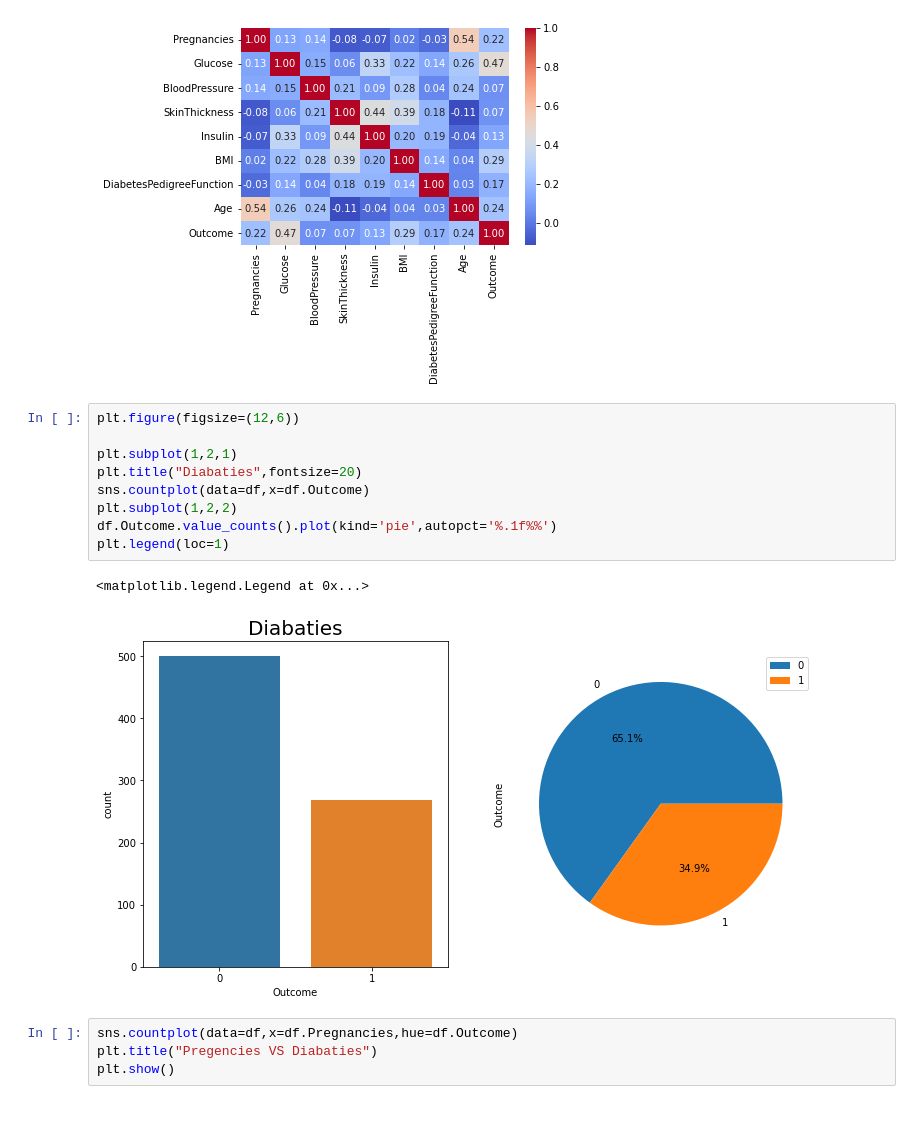
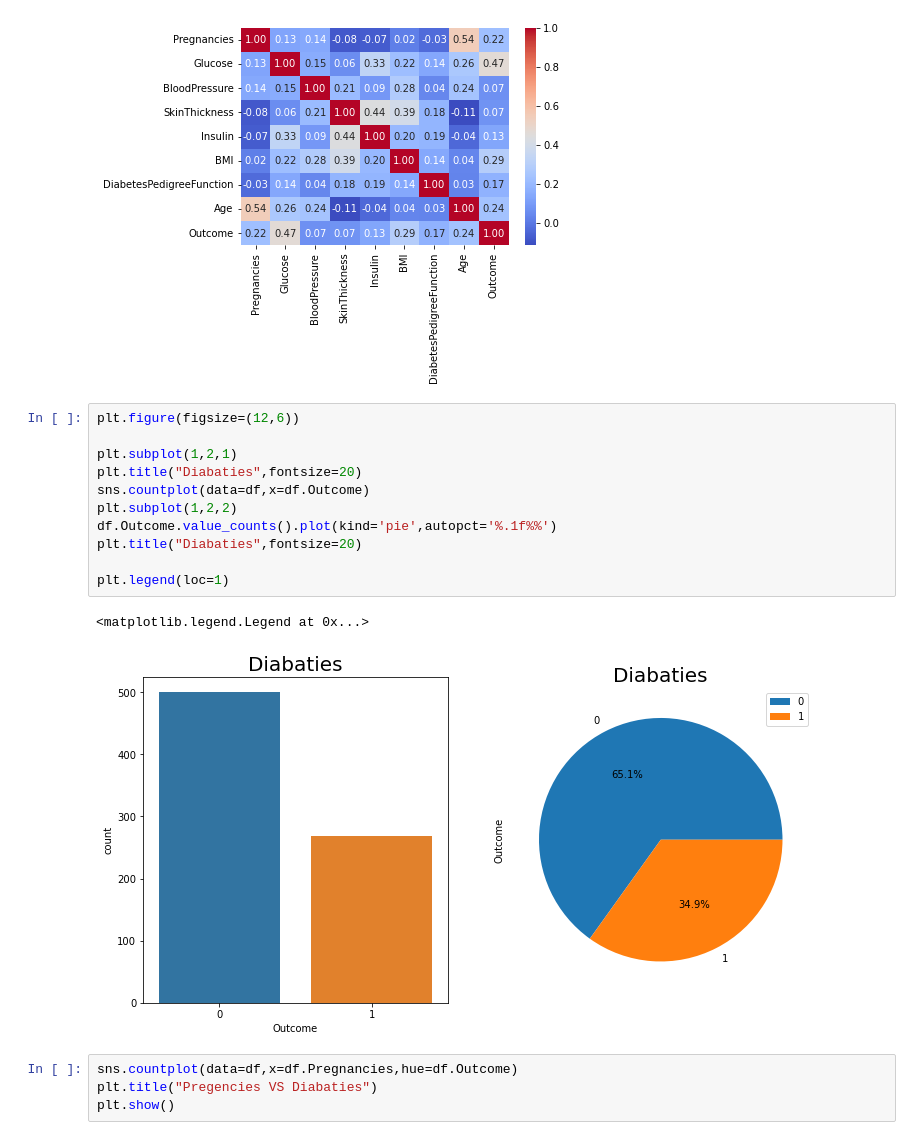
Before and after one commit to Sialsanwal/Data-Science, a Jupyter notebook: Diabaties EDA.ipynb, the cells around one changed output. Drawn from its saved outputs; the diff is of its cells as text.

```diff
--- a/Diabaties EDA.ipynb
+++ b/Diabaties EDA.ipynb
@@ -141,15 +170,17 @@ sns.heatmap(data=df.corr(),annot=True,fmt = ".2f", cmap = "coolwarm")
 # %%
 plt.figure(figsize=(12,6))
 
 plt.subplot(1,2,1)
 plt.title("Diabaties",fontsize=20)
 sns.countplot(data=df,x=df.Outcome)
 plt.subplot(1,2,2)
 df.Outcome.value_counts().plot(kind='pie',autopct='%.1f%%')
+plt.title("Diabaties",fontsize=20)
+
 plt.legend(loc=1)
 # %% [output]
 <matplotlib.legend.Legend at 0x...>
-[figure, old version]
+[figure, new version]
 # %%
 sns.countplot(data=df,x=df.Pregnancies,hue=df.Outcome)
 plt.title("Pregencies VS Diabaties")
```
Also changed, not shown: parts of 9 cells of this notebook.
